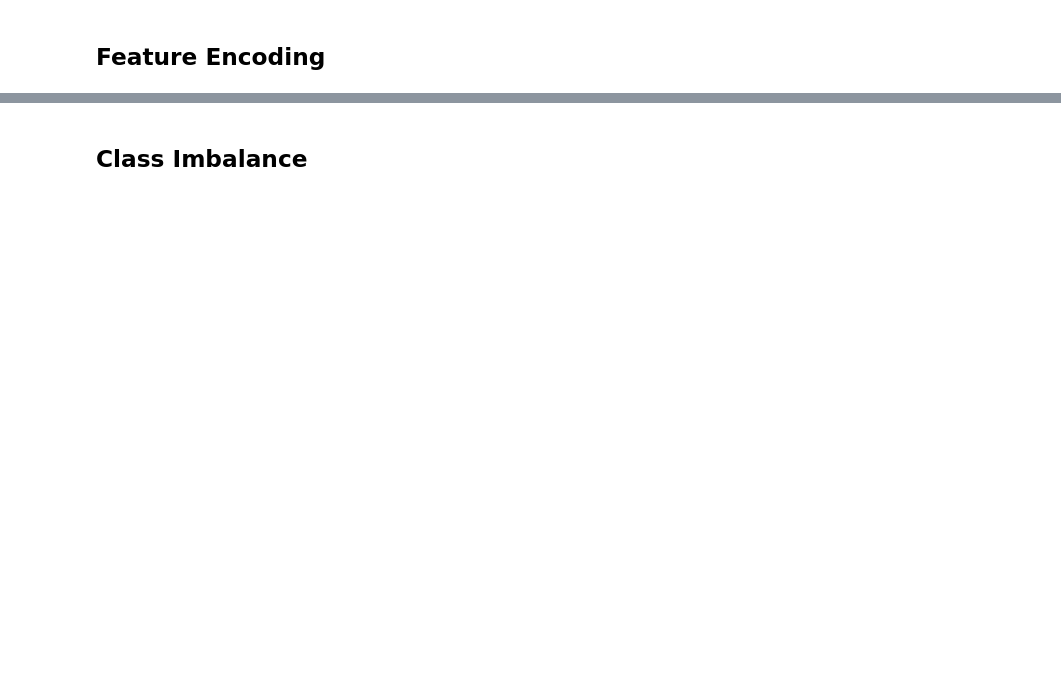
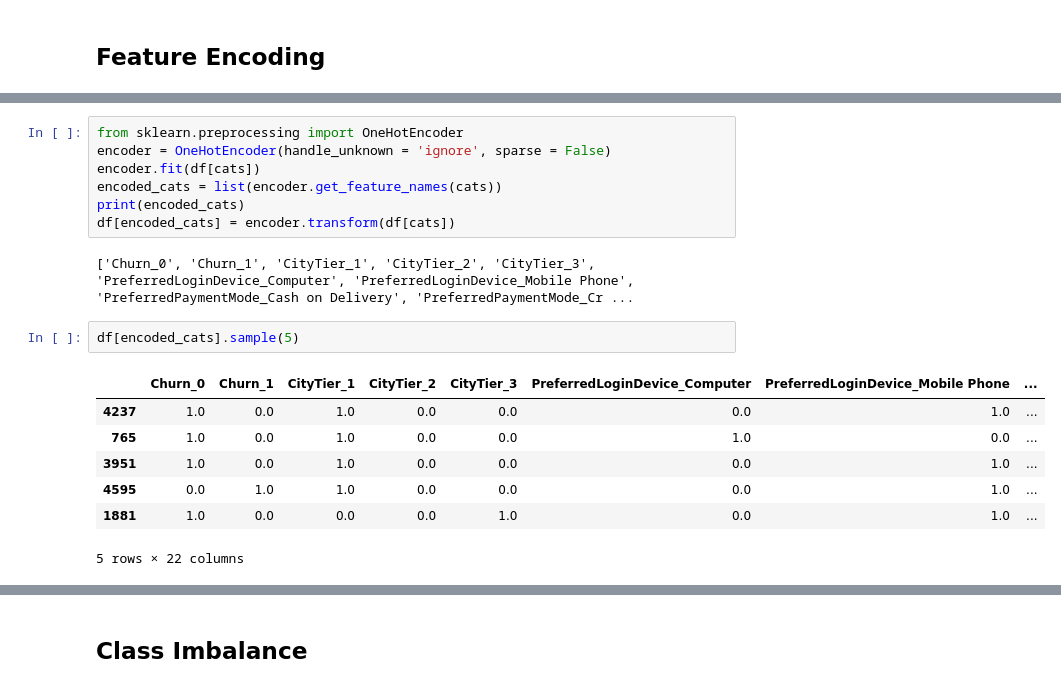
Before and after one commit to garrylgiancarlo/FinalProject_RakaminDS, a Jupyter notebook: Stage2_Preprocessing_259.ipynb, the cells around one changed output, grey strips where cells are left out. Saved outputs shown, nothing was run; the diff lists cells and outputs as text; blank space fills up the shorter version.

```diff
--- a/Stage2_Preprocessing_259.ipynb
+++ b/Stage2_Preprocessing_259.ipynb
@@ -212,0 +252,19 @@ Jumlah baris setelah memfilter outlier: 5350
+# %%
+from sklearn.preprocessing import OneHotEncoder
+encoder = OneHotEncoder(handle_unknown = 'ignore', sparse = False)
+encoder.fit(df[cats])
+encoded_cats = list(encoder.get_feature_names(cats))
+print(encoded_cats)
+df[encoded_cats] = encoder.transform(df[cats])
+# %% [output]
+['Churn_0', 'Churn_1', 'CityTier_1', 'CityTier_2', 'CityTier_3', 'PreferredLoginDevice_Computer', 'PreferredLoginDevice_Mobile Phone', 'PreferredPaymentMode_Cash on Delivery', 'PreferredPaymentMode_Cr ...
+# %%
+df[encoded_cats].sample(5)
+# %% [output]
+|  | Churn_0 | Churn_1 | CityTier_1 | CityTier_2 | CityTier_3 | PreferredLoginDevice_Computer | PreferredLoginDevice_Mobile Phone | ... |
+| 4237 | 1.0 | 0.0 | 1.0 | 0.0 | 0.0 | 0.0 | 1.0 | ... |
+| 765 | 1.0 | 0.0 | 1.0 | 0.0 | 0.0 | 1.0 | 0.0 | ... |
+| 3951 | 1.0 | 0.0 | 1.0 | 0.0 | 0.0 | 0.0 | 1.0 | ... |
+| 4595 | 0.0 | 1.0 | 1.0 | 0.0 | 0.0 | 0.0 | 1.0 | ... |
+| 1881 | 1.0 | 0.0 | 0.0 | 0.0 | 1.0 | 0.0 | 1.0 | ... |
+5 rows × 22 columns
```
Also changed, not shown: parts of 3 cells of this notebook.
